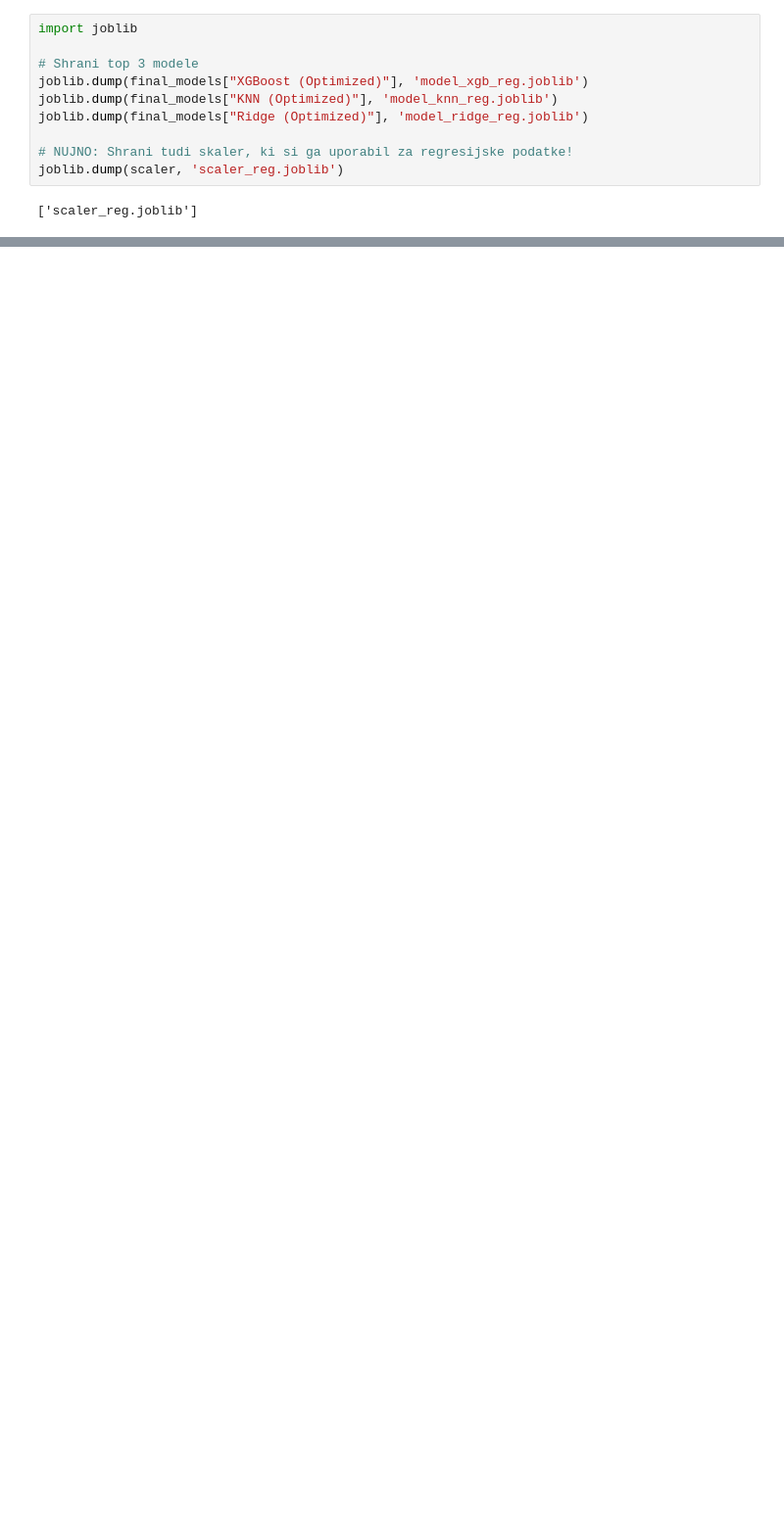
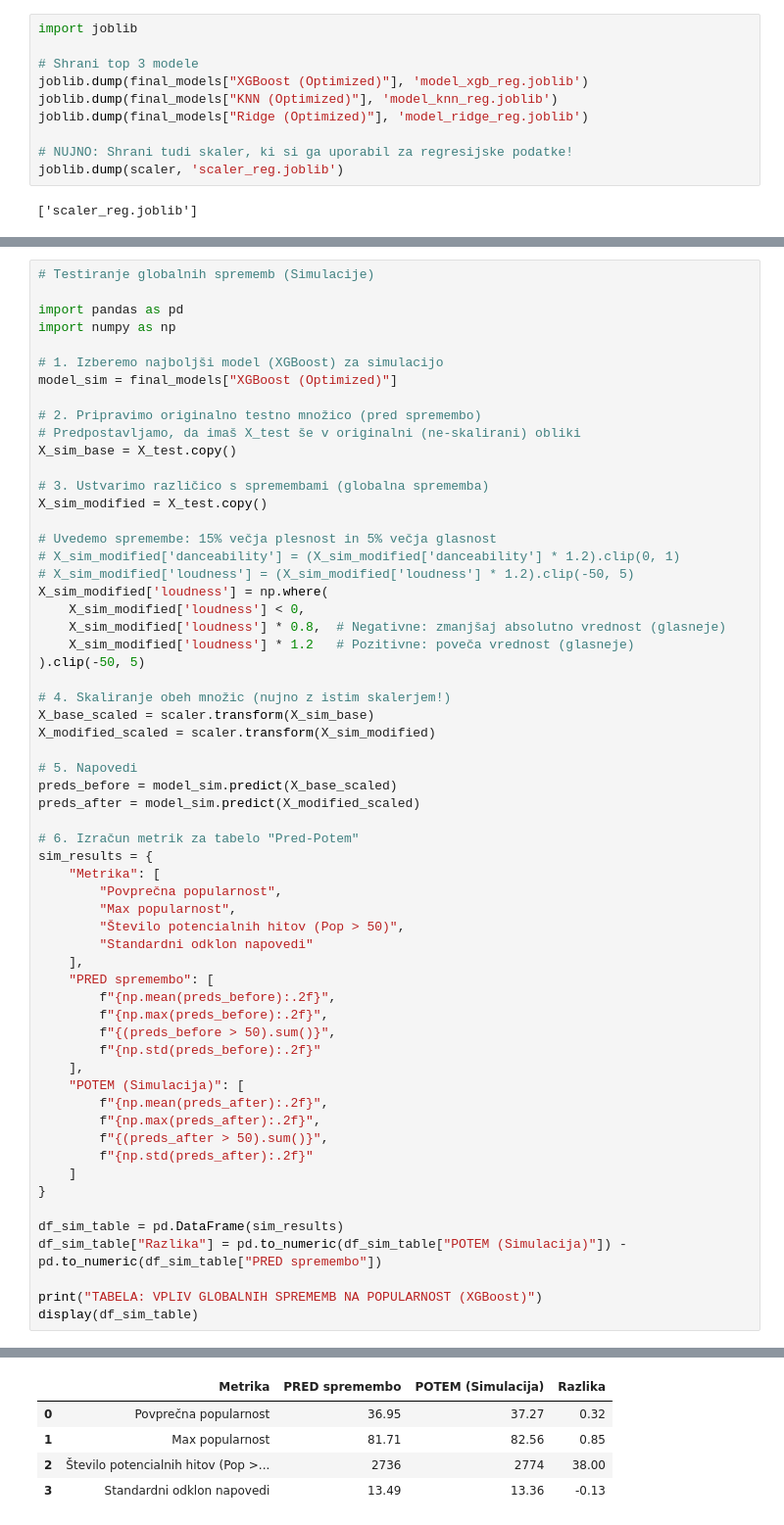
Before and after one commit to TimTrojner/spotify-audio-features-regression-classification, a Jupyter notebook: regresija/regresija.ipynb, the cells around one changed output, grey strips where cells are left out. Shown at 98% size. Drawn from its saved outputs; the diff is of its cells as text; blank space fills up the shorter version.

```diff
--- a/regresija/regresija.ipynb
+++ b/regresija/regresija.ipynb
@@ -1092,0 +1167,61 @@ joblib.dump(scaler, 'scaler_reg.joblib')
+# %%
+# Testiranje globalnih sprememb (Simulacije)
+
+import pandas as pd
+import numpy as np
+
+# 1. Izberemo najboljši model (XGBoost) za simulacijo
+model_sim = final_models["XGBoost (Optimized)"]
+
+# 2. Pripravimo originalno testno množico (pred spremembo)
+# Predpostavljamo, da imaš X_test še v originalni (ne-skalirani) obliki
+X_sim_base = X_test.copy()
+
+# 3. Ustvarimo različico s spremembami (globalna sprememba)
+X_sim_modified = X_test.copy()
+
+# Uvedemo spremembe: 15% večja plesnost in 5% večja glasnost
+# X_sim_modified['danceability'] = (X_sim_modified['danceability'] * 1.2).clip(0, 1)
+# X_sim_modified['loudness'] = (X_sim_modified['loudness'] * 1.2).clip(-50, 5)
+X_sim_modified['loudness'] = np.where(
+    X_sim_modified['loudness'] < 0,
+    X_sim_modified['loudness'] * 0.8,  # Negativne: zmanjšaj absolutno vrednost (glasneje)
+    X_sim_modified['loudness'] * 1.2   # Pozitivne: poveča vrednost (glasneje)
+).clip(-50, 5)
+
+# 4. Skaliranje obeh množic (nujno z istim skalerjem!)
+X_base_scaled = scaler.transform(X_sim_base)
+X_modified_scaled = scaler.transform(X_sim_modified)
+
+# 5. Napovedi
+preds_before = model_sim.predict(X_base_scaled)
+preds_after = model_sim.predict(X_modified_scaled)
+
+# 6. Izračun metrik za tabelo "Pred-Potem"
+sim_results = {
+    "Metrika": [
+        "Povprečna popularnost",
+        "Max popularnost",
+        "Število potencialnih hitov (Pop > 50)",
+        "Standardni odklon napovedi"
+    ],
+    "PRED spremembo": [
+        f"{np.mean(preds_before):.2f}",
+        f"{np.max(preds_before):.2f}",
+        f"{(preds_before > 50).sum()}",
+        f"{np.std(preds_before):.2f}"
+    ],
+    "POTEM (Simulacija)": [
+        f"{np.mean(preds_after):.2f}",
+        f"{np.max(preds_after):.2f}",
+        f"{(preds_after > 50).sum()}",
+        f"{np.std(preds_after):.2f}"
+    ]
+}
+
+df_sim_table = pd.DataFrame(sim_results)
+df_sim_table["Razlika"] = pd.to_numeric(df_sim_table["POTEM (Simulacija)"]) - pd.to_numeric(df_sim_table["PRED spremembo"])
+
+print("TABELA: VPLIV GLOBALNIH SPREMEMB NA POPULARNOST (XGBoost)")
+display(df_sim_table)
+# %% [output]
@@ -1092,0 +1229,5 @@ joblib.dump(scaler, 'scaler_reg.joblib')
+|  | Metrika | PRED spremembo | POTEM (Simulacija) | Razlika |
+| 0 | Povprečna popularnost | 36.95 | 37.27 | 0.32 |
+| 1 | Max popularnost | 81.71 | 82.56 | 0.85 |
+| 2 | Število potencialnih hitov (Pop >... | 2736 | 2774 | 38.00 |
+| 3 | Standardni odklon napovedi | 13.49 | 13.36 | -0.13 |
```
Also changed, not shown: parts of 9 cells of this notebook.
